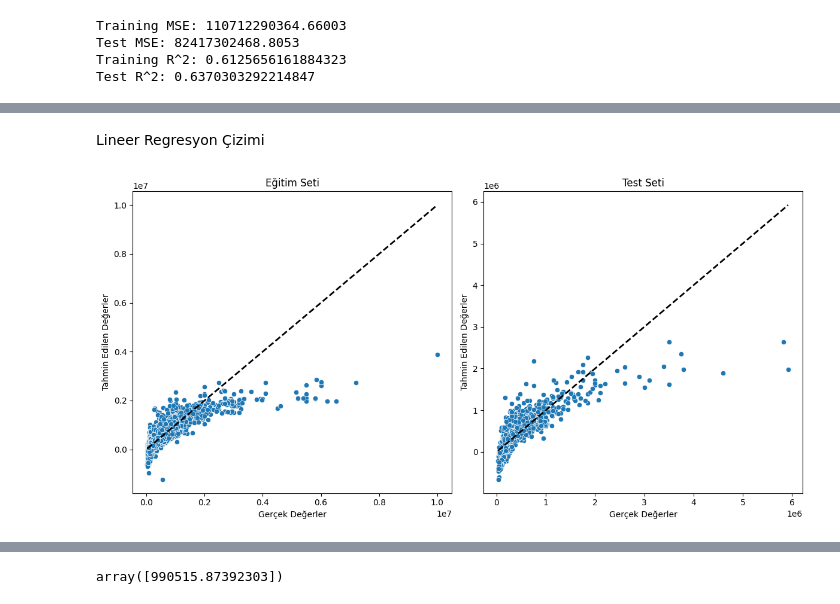
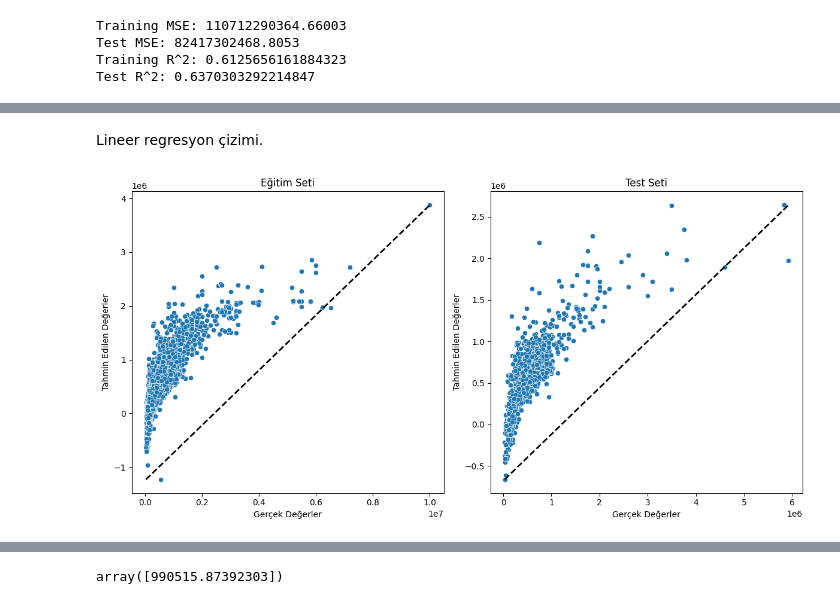
Before and after one commit to mehmetatonga/Car-Price-Model, a Jupyter notebook: Car_Price_Model.ipynb, the cells around one changed output, grey strips where cells are left out. Cells and saved outputs as stored; diff of their text form; code cells hidden in the pictures.

```diff
--- a/Car_Price_Model.ipynb
+++ b/Car_Price_Model.ipynb
@@ -397,26 +463,25 @@ import seaborn as sns
 # %% [markdown]
-Lineer Regresyon Çizimi
+Lineer regresyon çizimi.
 # %%
-# Grafik çizimi
 plt.figure(figsize=(12, 6))
 
 # Eğitim seti grafiği
 plt.subplot(1, 2, 1)
 sns.scatterplot(x=train_results['Gerçek Değerler'], y=train_results['Tahmin Edilen Değerler'])
-plt.plot([y_train.min(), y_train.max()], [y_train.min(), y_train.max()], 'k--', lw=2)
+plt.plot([y_train.min(), y_train.max()], [y_train_pred.min(), y_train_pred.max()], 'k--', lw=2)
 plt.title('Eğitim Seti')
 plt.xlabel('Gerçek Değerler')
 plt.ylabel('Tahmin Edilen Değerler')
 
 # Test seti grafiği
 plt.subplot(1, 2, 2)
 sns.scatterplot(x=test_results['Gerçek Değerler'], y=test_results['Tahmin Edilen Değerler'])
-plt.plot([y_test.min(), y_test.max()], [y_test.min(), y_test.max()], 'k--', lw=2)
+plt.plot([y_test.min(), y_test.max()], [y_pred.min(), y_pred.max()], 'k--', lw=2)
 plt.title('Test Seti')
 plt.xlabel('Gerçek Değerler')
 plt.ylabel('Tahmin Edilen Değerler')
 
 plt.tight_layout()
 plt.show()
 # %% [output]
-[figure, old version]
+[figure, new version]
```
Also changed, not shown: parts of 58 cells of this notebook, 1 other file.
